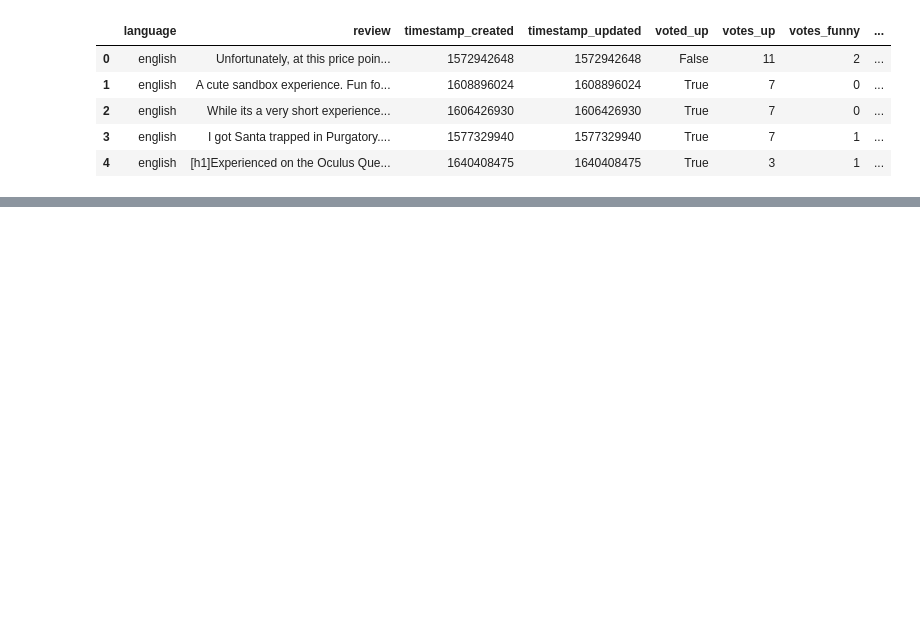
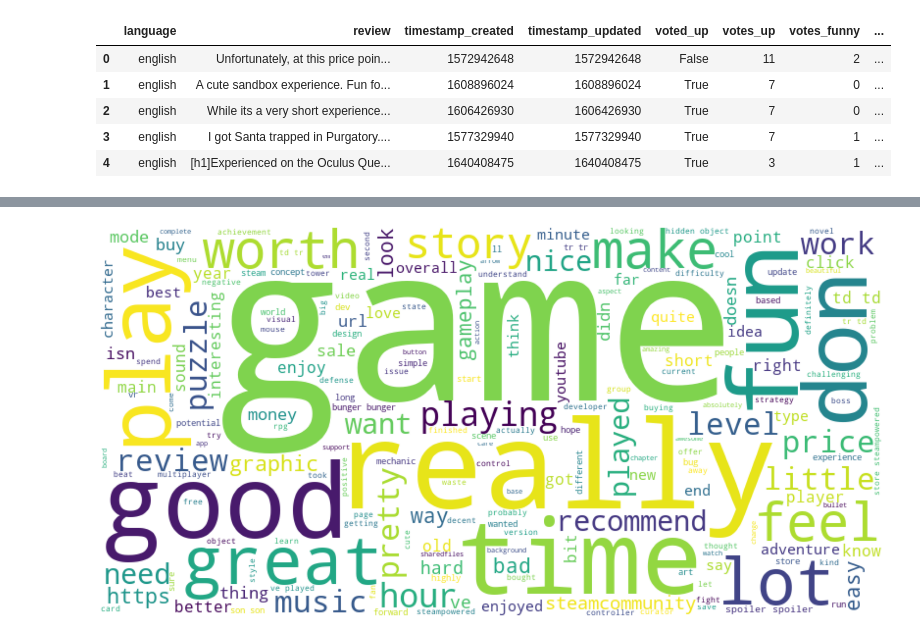
Before and after one commit to EdwinVIII/dataknights_project, a Jupyter notebook: Text Analysis.ipynb, the cells around one changed output, grey strips where cells are left out. Drawn from its saved outputs; the diff is of its cells as text; code cells hidden in the pictures; blank space fills up the shorter version.

```diff
--- a/Text Analysis.ipynb
+++ b/Text Analysis.ipynb
@@ -19,0 +38,3 @@ reviews_df.shape
+# %%
+reviews_raw[['appid', 'rev_id']] = reviews_raw['Unnamed: 0.1'].str.split("_", expand=True)
+reviews_raw.head()
@@ -20,5 +48,5 @@ reviews_df.shape
 # %%
-my_reviews = reviews_df.drop(['Unnamed: 0', 'Unnamed: 0.1', 'recommendationid', 'author'], axis=1)
+my_reviews = reviews_raw.drop(['Unnamed: 0', 'Unnamed: 0.1', 'recommendationid', 'author', 'rev_id'], axis=1)
 my_reviews.head()
 # %% [output]
 |  | language | review | timestamp_created | timestamp_updated | voted_up | votes_up | votes_funny | ... |
@@ -103,0 +156,5 @@ from sklearn.feature_extraction.text import CountVectorizer, TfidfVectorizer, EN
+# %%
+# I think that even comments like "no" and "yes" can be used to gauge sentiments.
+# So I'll only remove comments that are just a single character
+
+my_reviews.drop(my_reviews[my_reviews['review_length'] < 2].index, inplace = True)
@@ -129,2 +198,38 @@ Top 5 rows of the DataFrame:          bad  better       bit  character  differen
 
 [5 rows x 50 columns]
+# %%
+####################
+####################
+
+count_vectorizer = CountVectorizer(ngram_range=(1, 3),
+                                   stop_words='english',
+                                   token_pattern=my_pattern,
+                                   lowercase=True,
+                                   max_df = 0.6, max_features=4000)
+tfidf_vectorizer = TfidfVectorizer(ngram_range=(1, 3),
+                                   stop_words='english',
+                                   token_pattern=my_pattern,
+                                   lowercase=True,
+                                   max_df = 0.6, max_features=4000)
+
+cv_data = count_vectorizer.fit_transform(my_reviews['review'])
+tfidf_data = tfidf_vectorizer.fit_transform(my_reviews['review'])
+# %%
+####################
+####################
+
+for_wordcloud = count_vectorizer.get_feature_names()
+for_wordcloud = for_wordcloud
+for_wordcloud_str = ' '.join(for_wordcloud)
+
+wordcloud = WordCloud(width=800, height=400, background_color ='white',
+                      min_font_size = 7).generate(for_wordcloud_str)
+
+plt.figure(figsize=(20, 10), facecolor=None)
+plt.imshow(wordcloud)
+plt.axis("off")
+plt.tight_layout(pad=0)
+
+plt.show()
+# %% [output]
+[figure, added]
```
Also changed, not shown: parts of 15 cells of this notebook.
